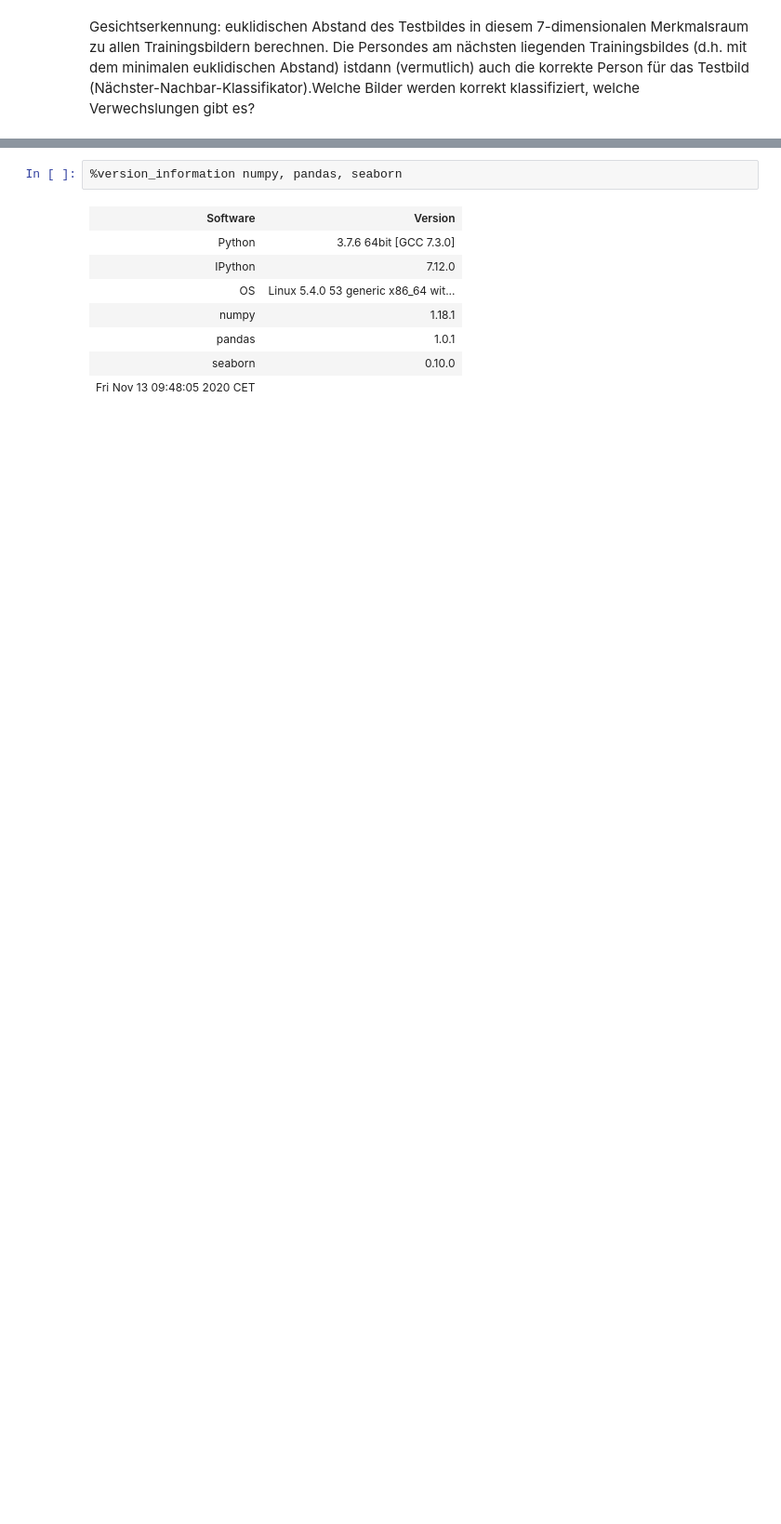
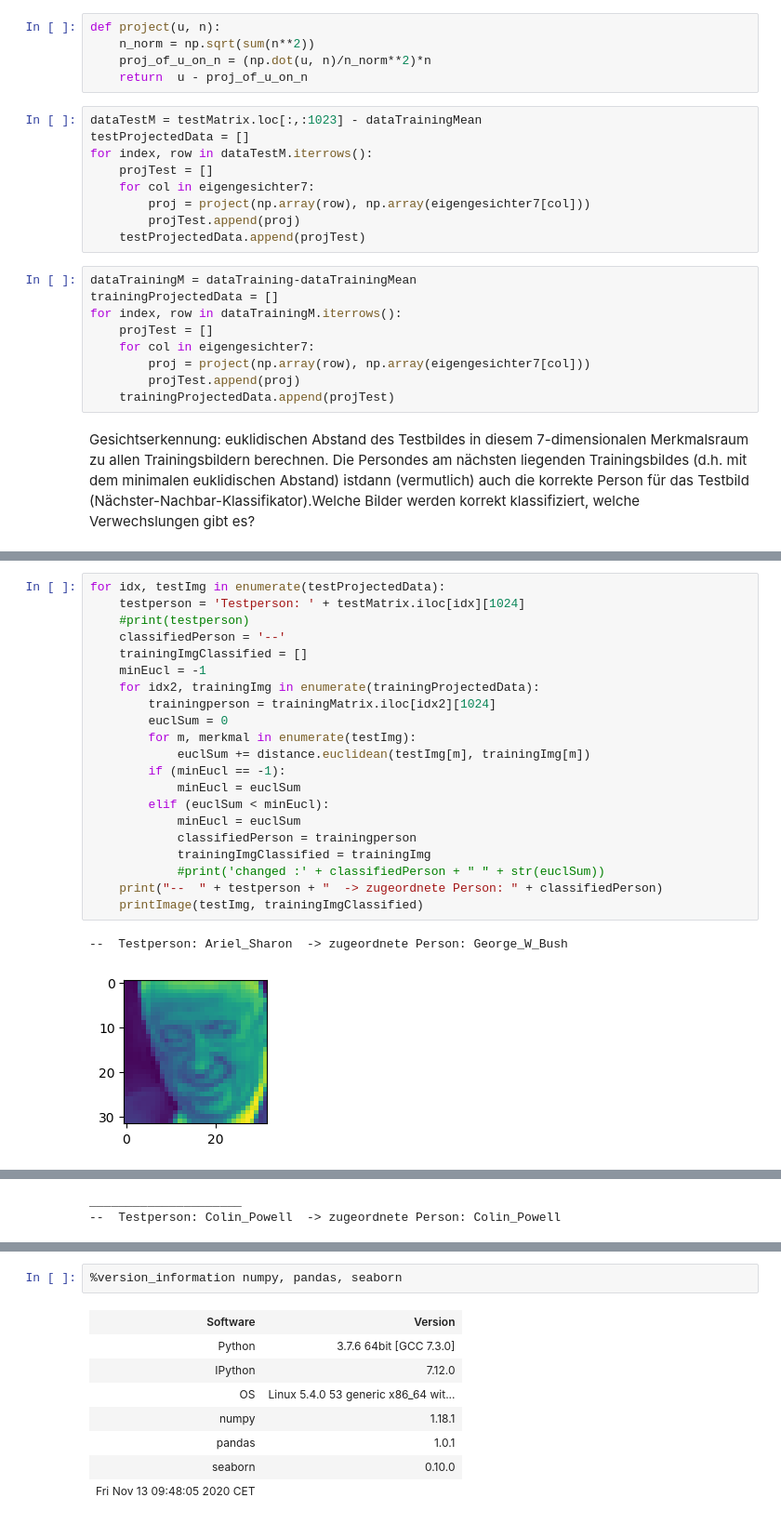
Before and after one commit to GITBSB/DL-A2, a Jupyter notebook: Aufgabe2.ipynb, the cells around one changed output, grey strips where cells are left out. Shown: that part at 93% size. Drawn from its saved outputs; the diff is of its cells as text; blank space fills up the shorter version.

```diff
--- a/Aufgabe2.ipynb
+++ b/Aufgabe2.ipynb
@@ -388,5 +393,28 @@ Projizierung der Trainings- und Testbilder auf die ersten 7 Eigengesichter
 dataTrainingMean = dataTraining.mean()
 
 eigengesichter7 = eigengesicher.iloc[:,:7]
+# %%
+def project(u, n):
+    n_norm = np.sqrt(sum(n**2))
+    proj_of_u_on_n = (np.dot(u, n)/n_norm**2)*n
+    return  u - proj_of_u_on_n
+# %%
+dataTestM = testMatrix.loc[:,:1023] - dataTrainingMean
+testProjectedData = []
+for index, row in dataTestM.iterrows():
+    projTest = []
+    for col in eigengesichter7:
+        proj = project(np.array(row), np.array(eigengesichter7[col]))
+        projTest.append(proj)
+    testProjectedData.append(projTest)
+# %%
+dataTrainingM = dataTraining-dataTrainingMean
+trainingProjectedData = []
+for index, row in dataTrainingM.iterrows():
+    projTest = []
+    for col in eigengesichter7:
+        proj = project(np.array(row), np.array(eigengesichter7[col]))
+        projTest.append(proj)
+    trainingProjectedData.append(projTest)
 # %% [markdown]
 Gesichtserkennung: euklidischen Abstand des Testbildes in diesem 7-dimensionalen Merkmalsraum zu allen Trainingsbildern berechnen. Die Persondes am nächsten liegenden Trainingsbildes (d.h. mit dem minimalen euklidischen Abstand) istdann (vermutlich) auch die korrekte Person für das Testbild (Nächster-Nachbar-Klassifikator).Welche Bilder werden korrekt klassifiziert, welche Verwechslungen gibt es?
@@ -392,0 +423,24 @@ Gesichtserkennung: euklidischen Abstand des Testbildes in diesem 7-dimensionalen
+# %%
+for idx, testImg in enumerate(testProjectedData):
+    testperson = 'Testperson: ' + testMatrix.iloc[idx][1024]
+    #print(testperson)
+    classifiedPerson = '--'
+    trainingImgClassified = []
+    minEucl = -1
+    for idx2, trainingImg in enumerate(trainingProjectedData):
+        trainingperson = trainingMatrix.iloc[idx2][1024]
+        euclSum = 0
+        for m, merkmal in enumerate(testImg):
+            euclSum += distance.euclidean(testImg[m], trainingImg[m])
+        if (minEucl == -1):
+            minEucl = euclSum
+        elif (euclSum < minEucl):
+            minEucl = euclSum
+            classifiedPerson = trainingperson
+            trainingImgClassified = trainingImg
+            #print('changed :' + classifiedPerson + " " + str(euclSum))
+    print("--  " + testperson + "  -> zugeordnete Person: " + classifiedPerson)
+    printImage(testImg, trainingImgClassified)
+# %% [output]
+--  Testperson: Ariel_Sharon  -> zugeordnete Person: George_W_Bush
+[figure, added]
@@ -392,0 +448,2 @@ Gesichtserkennung: euklidischen Abstand des Testbildes in diesem 7-dimensionalen
+_____________________
+--  Testperson: Colin_Powell  -> zugeordnete Person: Colin_Powell
```
Also changed, not shown: parts of 9 cells of this notebook.
